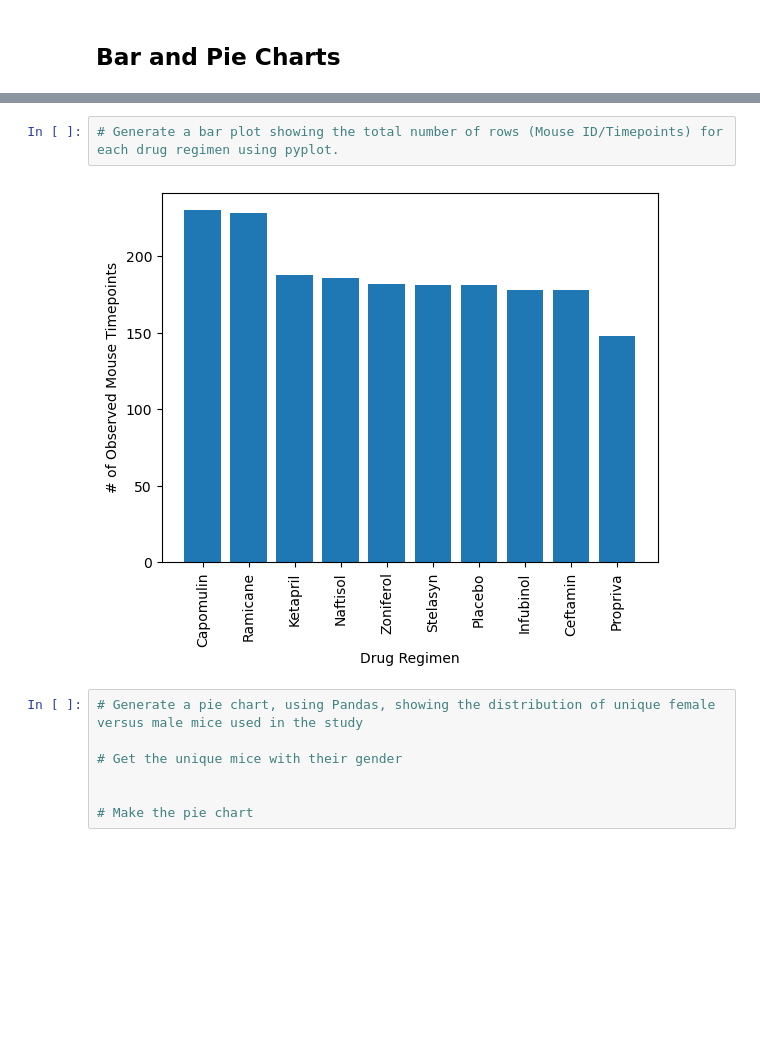
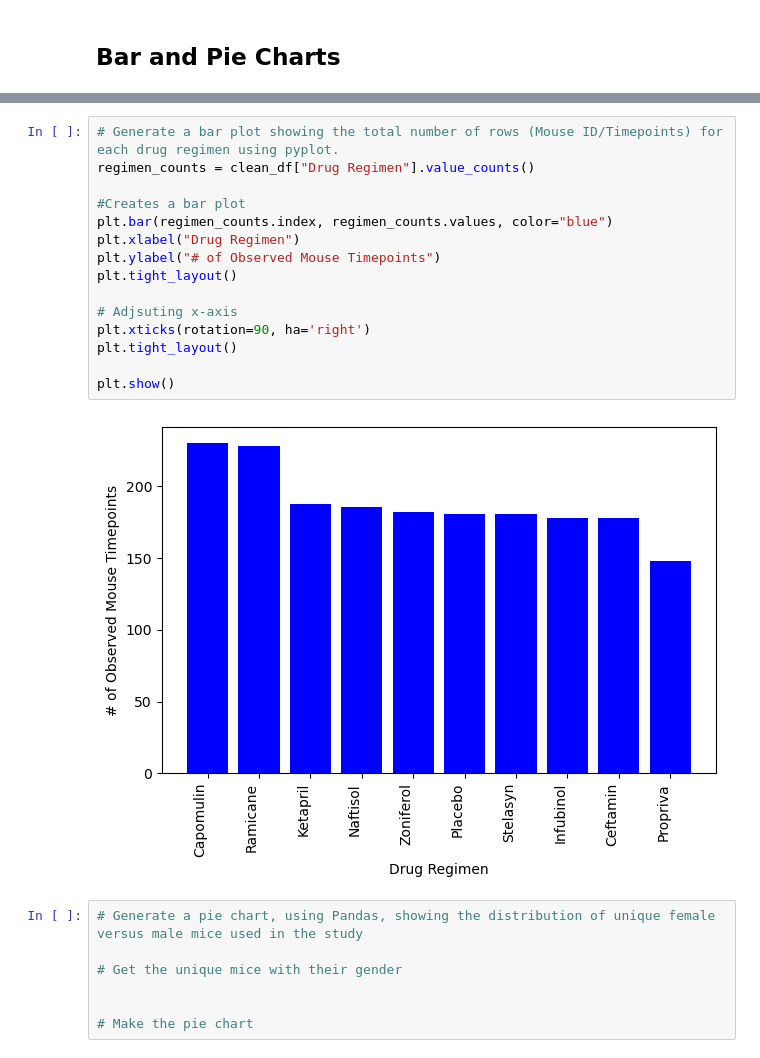
Before and after one commit to mattguy22/Matplotlib_challenge, a Jupyter notebook: Pymaceuticals/pymaceuticals_starter.ipynb, the cells around one changed output, grey strips where cells are left out. Cells and saved outputs as stored; diff of their text form; blank space fills up the shorter version.

```diff
--- a/Pymaceuticals/pymaceuticals_starter.ipynb
+++ b/Pymaceuticals/pymaceuticals_starter.ipynb
@@ -183,7 +194,20 @@ statistics_summary_df
 # %%
 # Generate a bar plot showing the total number of rows (Mouse ID/Timepoints) for each drug regimen using pyplot.
+regimen_counts = clean_df["Drug Regimen"].value_counts()
+
+#Creates a bar plot
+plt.bar(regimen_counts.index, regimen_counts.values, color="blue")
+plt.xlabel("Drug Regimen")
+plt.ylabel("# of Observed Mouse Timepoints")
+plt.tight_layout()
+
+# Adjsuting x-axis
+plt.xticks(rotation=90, ha='right')
+plt.tight_layout()
+
+plt.show()
 # %% [output]
-[figure, old version]
+[figure, new version]
 # %%
 # Generate a pie chart, using Pandas, showing the distribution of unique female versus male mice used in the study
 
```
Also changed, not shown: parts of 1 cell of this notebook, 1 other file.
